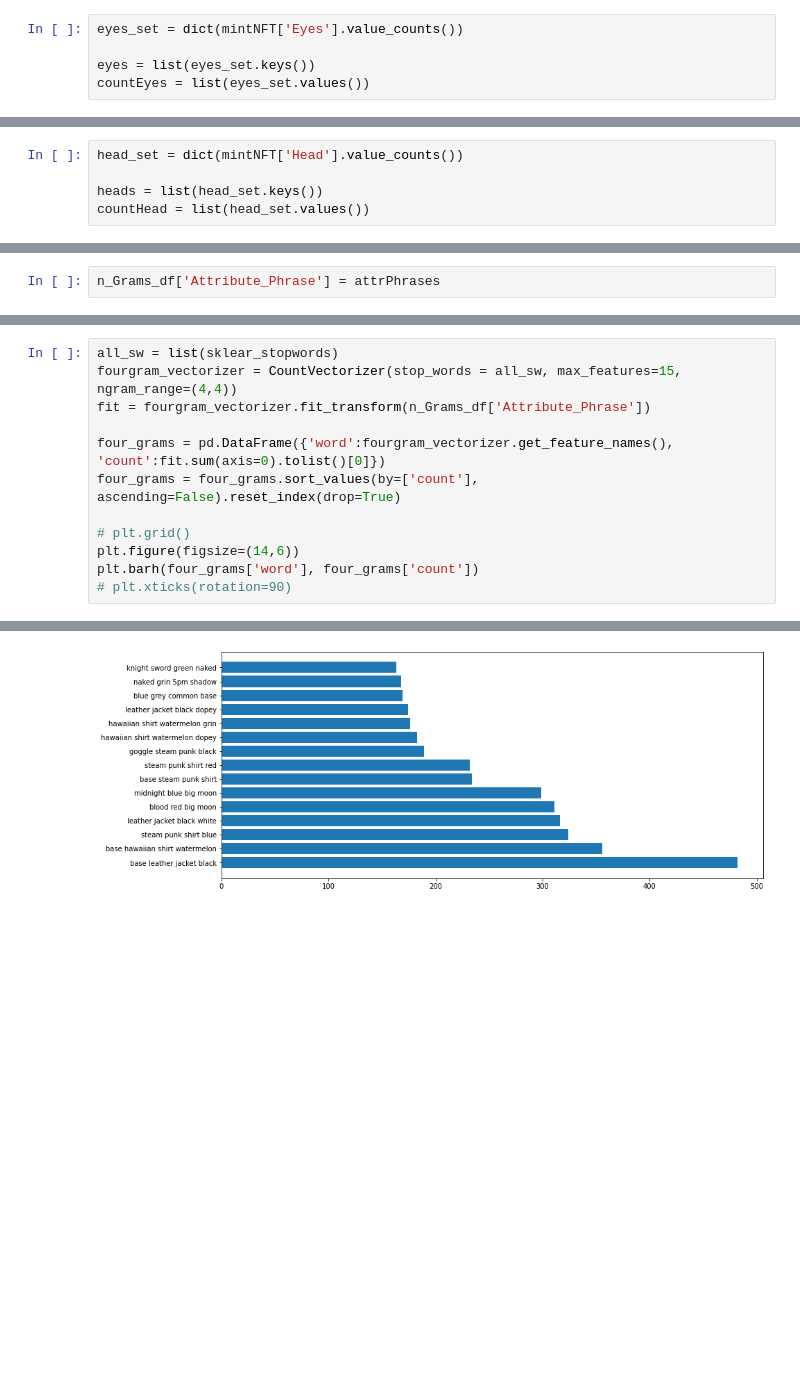
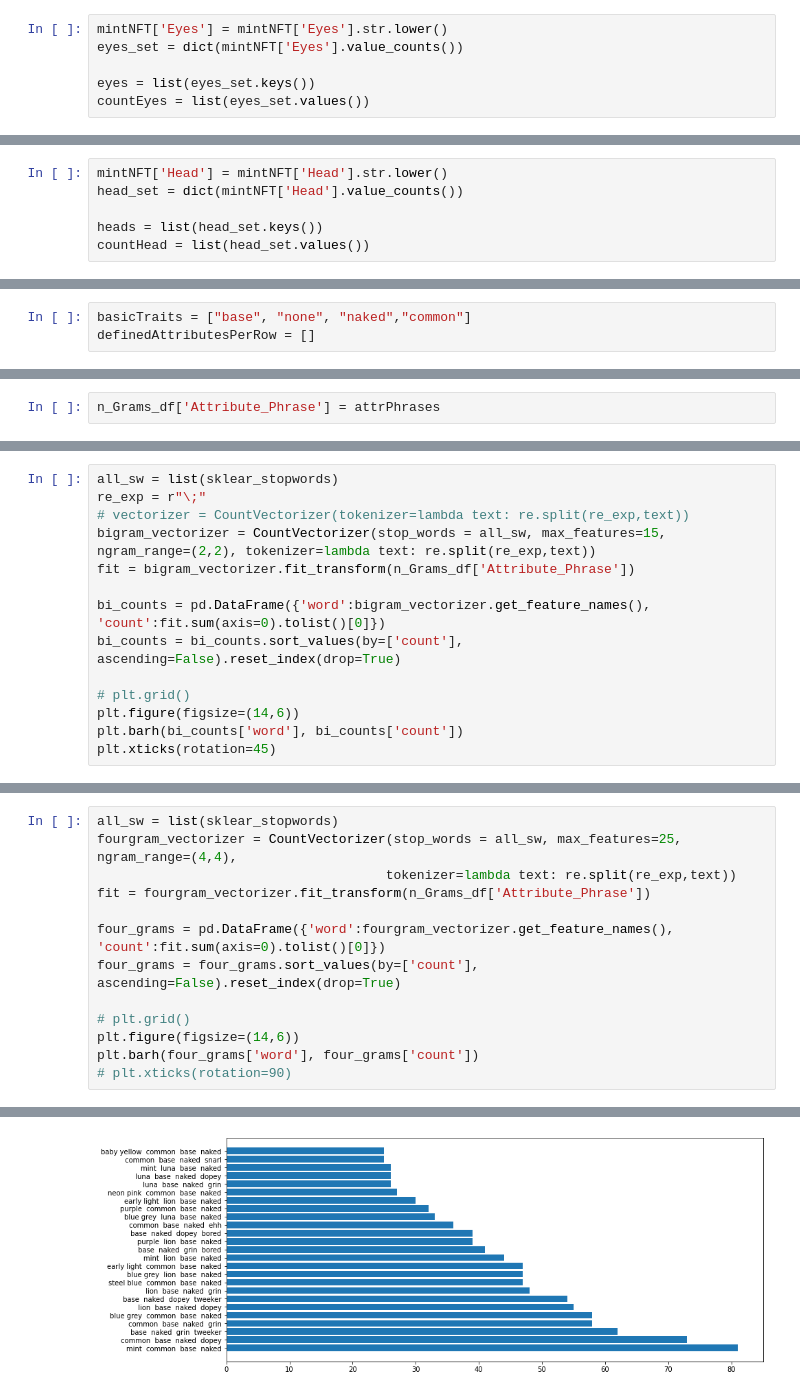
Before and after one commit to makimedmat2/AoUD-team_repo, a Jupyter notebook: mints_generaly.ipynb, the cells around one changed output, grey strips where cells are left out. Saved outputs shown, nothing was run; the diff lists cells and outputs as text; blank space fills up the shorter version.

Commit message:
Rarity score + modified mintNFT(only df)

```diff
--- a/mints_generaly.ipynb
+++ b/mints_generaly.ipynb
@@ -506,6 +506,7 @@ Mouth_df
 # %% [markdown]
 ### - można dodać to że mamy dwa atrybuty dla oczu
 # %%
+mintNFT['Eyes'] = mintNFT['Eyes'].str.lower()
 eyes_set = dict(mintNFT['Eyes'].value_counts())
 
 eyes = list(eyes_set.keys())
@@ -551,6 +553,7 @@ Eyes_df
 # %% [markdown]
 ## Head
 # %%
+mintNFT['Head'] = mintNFT['Head'].str.lower()
 head_set = dict(mintNFT['Head'].value_counts())
 
 heads = list(head_set.keys())
@@ -693,3 +719,6 @@ definedAttributesPerRow = []
+# %%
+basicTraits = ["base", "none", "naked","common"]
+definedAttributesPerRow = []
 # %%
 attributes_temp = mintNFT[[
            'Background',
@@ -844,0 +872,14 @@ from sklearn.feature_extraction.text import CountVectorizer, ENGLISH_STOP_WORDS
+# %%
+all_sw = list(sklear_stopwords)
+re_exp = r"\;"
+# vectorizer = CountVectorizer(tokenizer=lambda text: re.split(re_exp,text))
+bigram_vectorizer = CountVectorizer(stop_words = all_sw, max_features=15, ngram_range=(2,2), tokenizer=lambda text: re.split(re_exp,text))
+fit = bigram_vectorizer.fit_transform(n_Grams_df['Attribute_Phrase'])
+
+bi_counts = pd.DataFrame({'word':bigram_vectorizer.get_feature_names(), 'count':fit.sum(axis=0).tolist()[0]})
+bi_counts = bi_counts.sort_values(by=['count'], ascending=False).reset_index(drop=True)
+
+# plt.grid()
+plt.figure(figsize=(14,6))
+plt.barh(bi_counts['word'], bi_counts['count'])
+plt.xticks(rotation=45)
@@ -909,6 +931,7 @@ counts
 # %%
 all_sw = list(sklear_stopwords)
-fourgram_vectorizer = CountVectorizer(stop_words = all_sw, max_features=15, ngram_range=(4,4))
+fourgram_vectorizer = CountVectorizer(stop_words = all_sw, max_features=25, ngram_range=(4,4),
+                                     tokenizer=lambda text: re.split(re_exp,text))
 fit = fourgram_vectorizer.fit_transform(n_Grams_df['Attribute_Phrase'])
 
 four_grams = pd.DataFrame({'word':fourgram_vectorizer.get_feature_names(), 'count':fit.sum(axis=0).tolist()[0]})
@@ -923 +946 @@ plt.barh(four_grams['word'], four_grams['count'])
-[figure, old version]
+[figure, new version]
```
Also changed, not shown: parts of 51 cells of this notebook.
